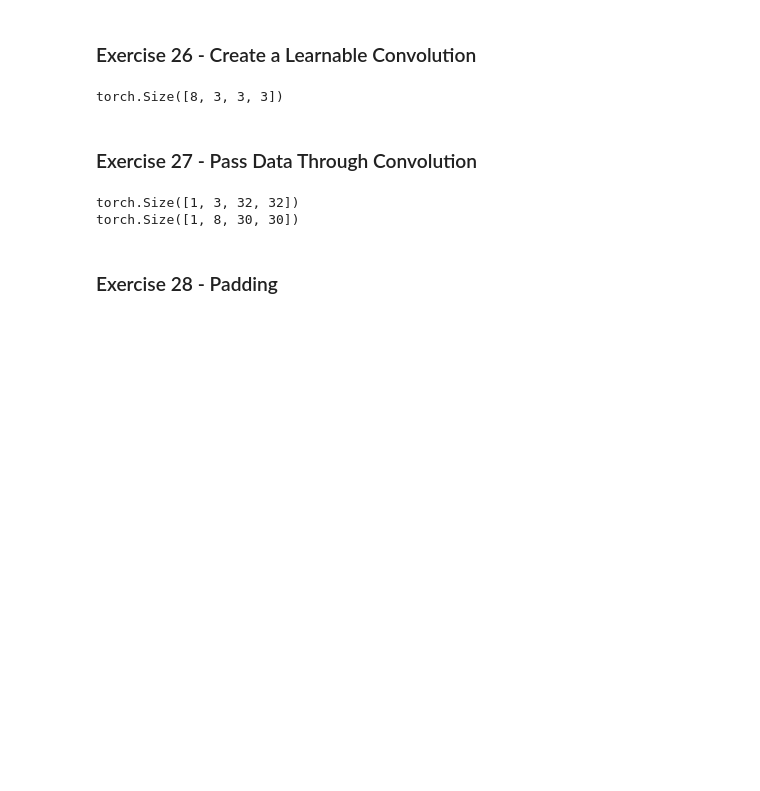
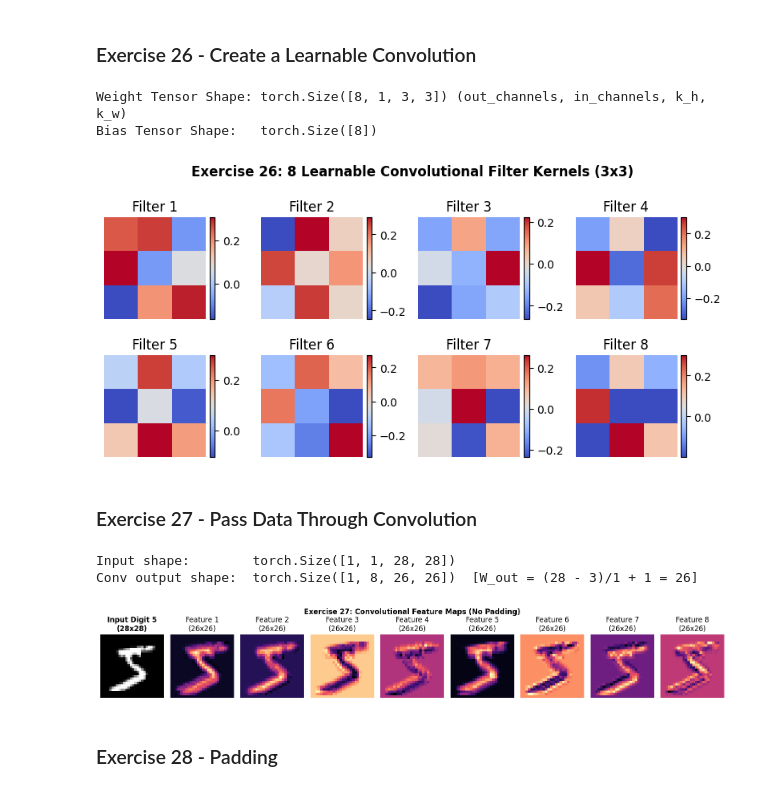
Before and after one commit to Advaith4/CV---FWC, a Jupyter notebook: computer_vision_exercises.ipynb, the cells around one changed output. Cells and saved outputs as stored; diff of their text form; code cells hidden in the pictures; blank space fills up the shorter version.

Commit message:
Updated CNN with images

```diff
--- a/computer_vision_exercises.ipynb
+++ b/computer_vision_exercises.ipynb
@@ -425,22 +434,59 @@ random erasing    : YES
 # %%
 import torch
 import torch.nn as nn
+import matplotlib.pyplot as plt
 
-conv = nn.Conv2d(in_channels=3, out_channels=8, kernel_size=3)
-print(conv.weight.shape)
+torch.manual_seed(42)
+conv = nn.Conv2d(in_channels=1, out_channels=8, kernel_size=3)
+print(f"Weight Tensor Shape: {conv.weight.shape} (out_channels, in_channels, k_h, k_w)")
+print(f"Bias Tensor Shape:   {conv.bias.shape}")
+
+# Visualize the 8 initialized learnable 3x3 filter kernels
+fig, axes = plt.subplots(2, 4, figsize=(8, 4))
+for i, ax in enumerate(axes.flat):
+    kernel = conv.weight[i, 0].detach().numpy()
+    im = ax.imshow(kernel, cmap='coolwarm')
+    ax.set_title(f"Filter {i+1}")
+    ax.axis('off')
+    plt.colorbar(im, ax=ax, fraction=0.046, pad=0.04)
+plt.suptitle("Exercise 26: 8 Learnable Convolutional Filter Kernels (3x3)", fontsize=12, fontweight='bold')
+plt.tight_layout()
+plt.show()
 # %% [output]
-torch.Size([8, 3, 3, 3])
+Weight Tensor Shape: torch.Size([8, 1, 3, 3]) (out_channels, in_channels, k_h, k_w)
+Bias Tensor Shape:   torch.Size([8])
+[figure, added]
 # %% [markdown]
 ### Exercise 27 - Pass Data Through Convolution
 # %%
-x = torch.randn(1, 3, 32, 32)
-conv = nn.Conv2d(3, 8, 3)
+# Pass MNIST data through convolution without padding
+torch.manual_seed(42)
+conv = nn.Conv2d(in_channels=1, out_channels=8, kernel_size=3)
+x = mnist_input  # (1, 1, 28, 28)
 y = conv(x)
-print(x.shape)
-print(y.shape)
+
+print(f"Input shape:        {x.shape}")
+print(f"Conv output shape:  {y.shape}  [W_out = (28 - 3)/1 + 1 = 26]")
+
+# Visualize input digit and the 8 output feature maps
+fig, axes = plt.subplots(1, 9, figsize=(15, 2.5))
+axes[0].imshow(x.squeeze().numpy(), cmap='gray')
+axes[0].set_title(f"Input Digit {mnist_sample_label}\n(28x28)", fontweight='bold')
+axes[0].axis('off')
+
+for i in range(8):
+    feat = y[0, i].detach().numpy()
+    axes[i+1].imshow(feat, cmap='magma')
+    axes[i+1].set_title(f"Feature {i+1}\n(26x26)")
+    axes[i+1].axis('off')
+
+plt.suptitle("Exercise 27: Convolutional Feature Maps (No Padding)", fontsize=12, fontweight='bold')
+plt.tight_layout()
+plt.show()
 # %% [output]
-torch.Size([1, 3, 32, 32])
-torch.Size([1, 8, 30, 30])
+Input shape:        torch.Size([1, 1, 28, 28])
+Conv output shape:  torch.Size([1, 8, 26, 26])  [W_out = (28 - 3)/1 + 1 = 26]
+[figure, added]
 # %% [markdown]
 ### Exercise 28 - Padding
 # %%
```
Also changed, not shown: parts of 15 cells of this notebook, 1 other file.
